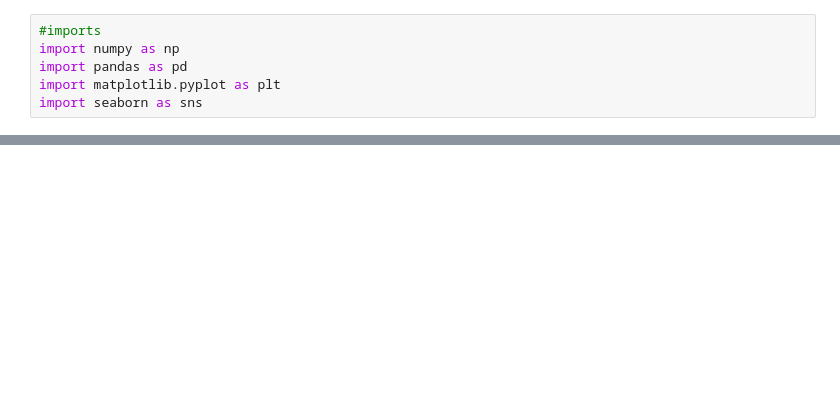
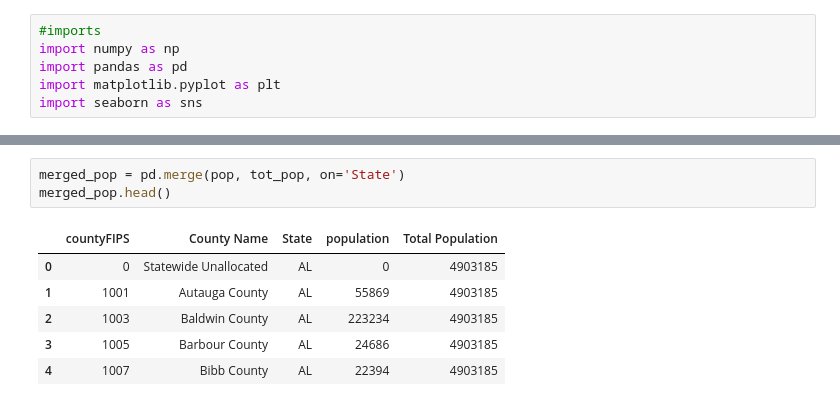
Before and after one commit to rafirahman27/Preparing_for_the_next_Pandemic, a Jupyter notebook: juston.ipynb, the cells around one changed output, grey strips where cells are left out. Saved outputs shown, nothing was run; the diff lists cells and outputs as text; blank space fills up the shorter version.

```diff
--- a/juston.ipynb
+++ b/juston.ipynb
@@ -6,0 +156,10 @@ import seaborn as sns
+# %%
+merged_pop = pd.merge(pop, tot_pop, on='State')
+merged_pop.head()
+# %% [output]
+|  | countyFIPS | County Name | State | population | Total Population |
+| 0 | 0 | Statewide Unallocated | AL | 0 | 4903185 |
+| 1 | 1001 | Autauga County | AL | 55869 | 4903185 |
+| 2 | 1003 | Baldwin County | AL | 223234 | 4903185 |
+| 3 | 1005 | Barbour County | AL | 24686 | 4903185 |
+| 4 | 1007 | Bibb County | AL | 22394 | 4903185 |
```
Also changed, not shown: parts of 21 cells of this notebook, 5 other files.
